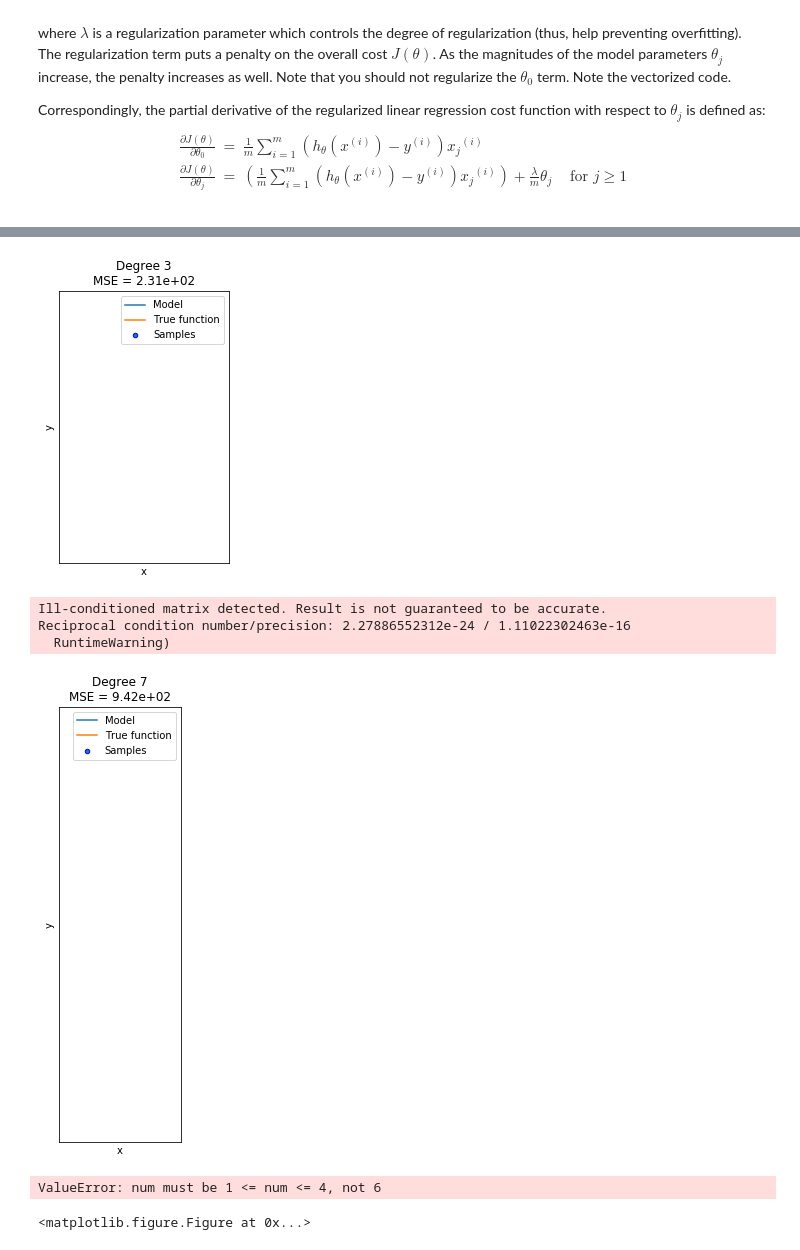
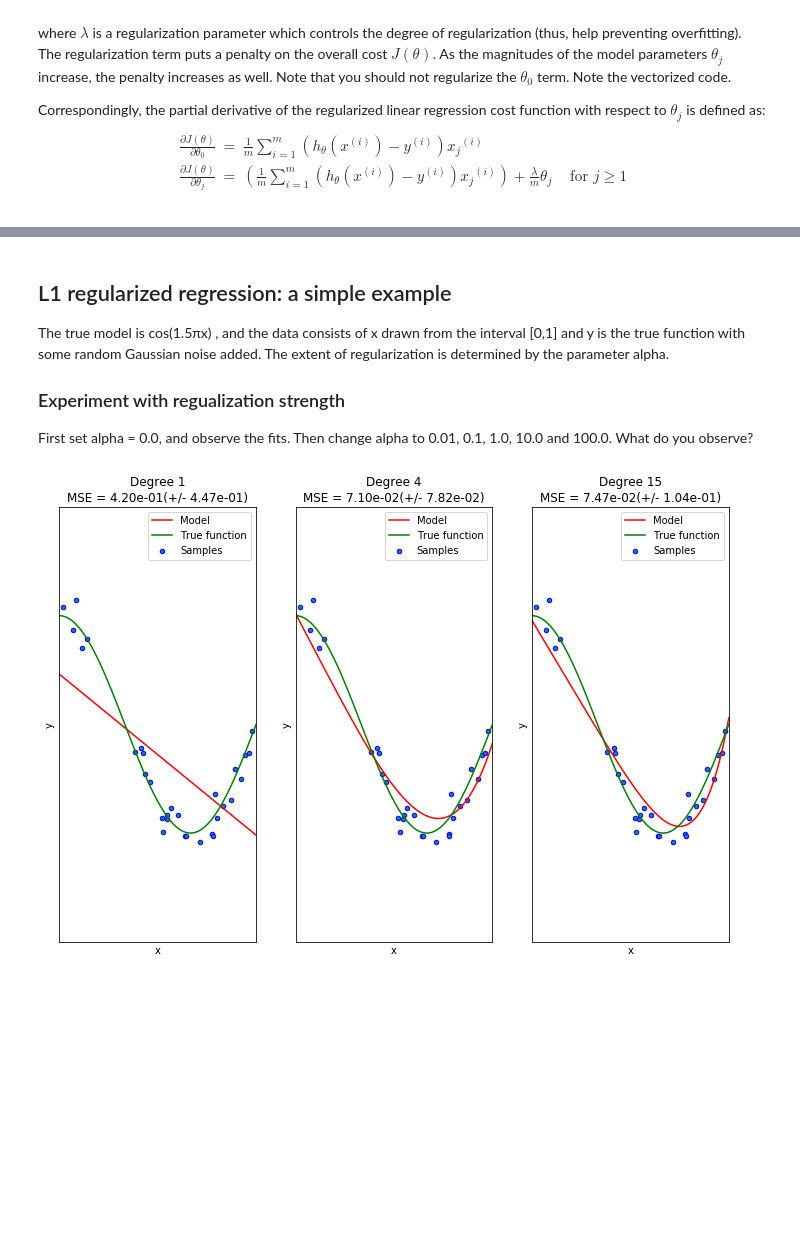
Before and after one commit to lordzero82/MLBootCamp, a Jupyter notebook: Python2/lab1/lab1_partB_new.ipynb, the cells around one changed output, grey strips where cells are left out. Cells and saved outputs as stored; diff of their text form; code cells hidden in the pictures; blank space fills up the shorter version.

Commit message:
Updated Versioned Labs
Local running of labs generates warning.
Will be rerunning on Collab to check.

```diff
--- a/Python2/lab1/lab1_partB_new.ipynb
+++ b/Python2/lab1/lab1_partB_new.ipynb
@@ -119,36 +217,49 @@ Coefficients are: [0.36777923] 13.08790351086908
+# %% [markdown]
+## L1 regularized regression: a simple example
+The true model is  cos(1.5πx) , and the data consists of x drawn from the interval [0,1] and y is the true function with some random Gaussian noise added. The extent of regularization is determined by the parameter alpha.
+
+### Experiment with regualization strength
+First set alpha = 0.0, and observe the fits. Then change alpha to 0.01, 0.1, 1.0, 10.0 and 100.0. What do you observe?
 # %%
-# build a richer model with polynomial features
-plt.figure(figsize=(14, 5))
-degrees = [1,3,5,7]
-for d in degrees:
-    ax = plt.subplot(1, len(degrees), d + 1)
+def true_fun(X):
+    return np.cos(1.5 * np.pi * X)
+
+np.random.seed(0)
+
+n_samples = 30
+degrees = [1, 4, 15]
+
+X = np.sort(np.random.rand(n_samples))
+y = true_fun(X) + np.random.randn(n_samples) * 0.1
+
+plt.figure(figsize=(12,8))
+for i in range(len(degrees)):
+    ax = plt.subplot(1, len(degrees), i + 1)
     plt.setp(ax, xticks=(), yticks=())
-    polynomial_features = PolynomialFeatures(degree=degrees[d])
-    ridge = linear_model.Ridge()
+
+    polynomial_features = PolynomialFeatures(degree=degrees[i],
+                                             include_bias=False)
+    ## CHANGE ALPHA HERE!!
+    lasso = Lasso(alpha=0.01)
     pipeline = Pipeline([("polynomial_features", polynomial_features),
-                         ("ridge", ridge)])
-    pipeline.fit(X.reshape(-1,1), y)
+                         ("lasso", lasso)])
+    pipeline.fit(X[:, np.newaxis], y)
 
-    # Evaluate the models on test set
-    ypred = pipeline.predict(Xtest.reshape(-1,1))
-    sqerror = np.dot((ypred-ytest).T,(ypred-ytest) )
+    # Evaluate the models using crossvalidation
+    scores = cross_val_score(pipeline, X[:, np.newaxis], y,
+                             scoring="neg_mean_squared_error", cv=10)
 
-
-    plt.plot(Xtest, ypred, label="Model")
-    plt.plot(Xtest, ytest, label="True function")
+    X_test = np.linspace(0, 1, 100)
+    plt.plot(X_test, pipeline.predict(X_test[:, np.newaxis]), label="Model",color='r')
+    plt.plot(X_test, true_fun(X_test), label="True function",color='g')
     plt.scatter(X, y, edgecolor='b', s=20, label="Samples")
     plt.xlabel("x")
     plt.ylabel("y")
     plt.xlim((0, 1))
     plt.ylim((-2, 2))
     plt.legend(loc="best")
-    plt.title("Degree {}\nMSE = {:.2e}".format(degrees[d], sqerror))
-    plt.show()
+    plt.title("Degree {}\nMSE = {:.2e}(+/- {:.2e})".format(
+        degrees[i], -scores.mean(), scores.std()))
+plt.show()
 # %% [output]
-[figure, old version]
+[figure, new version]
-Ill-conditioned matrix detected. Result is not guaranteed to be accurate.
-Reciprocal condition number/precision: 2.27886552312e-24 / 1.11022302463e-16
-  RuntimeWarning)
-[figure, removed]
-ValueError: num must be 1 <= num <= 4, not 6
-<matplotlib.figure.Figure at 0x...>
```
Also changed, not shown: parts of 29 cells of this notebook, 19 other files.
